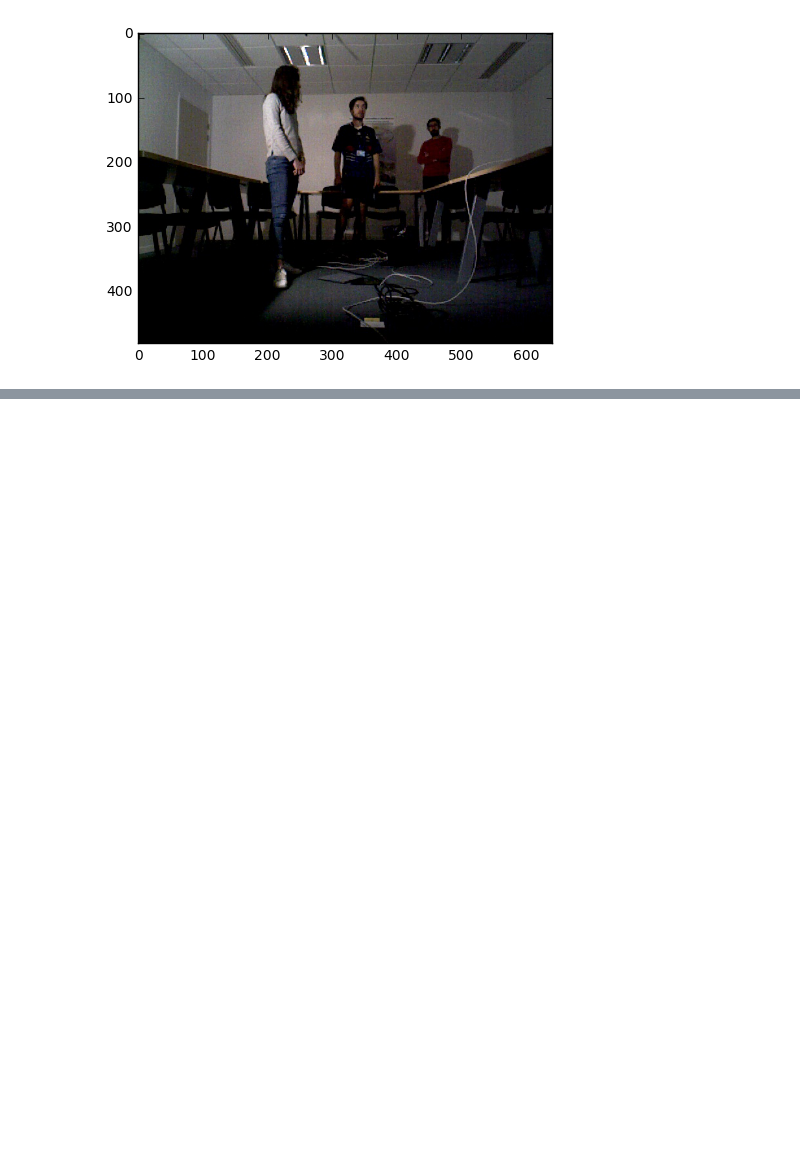
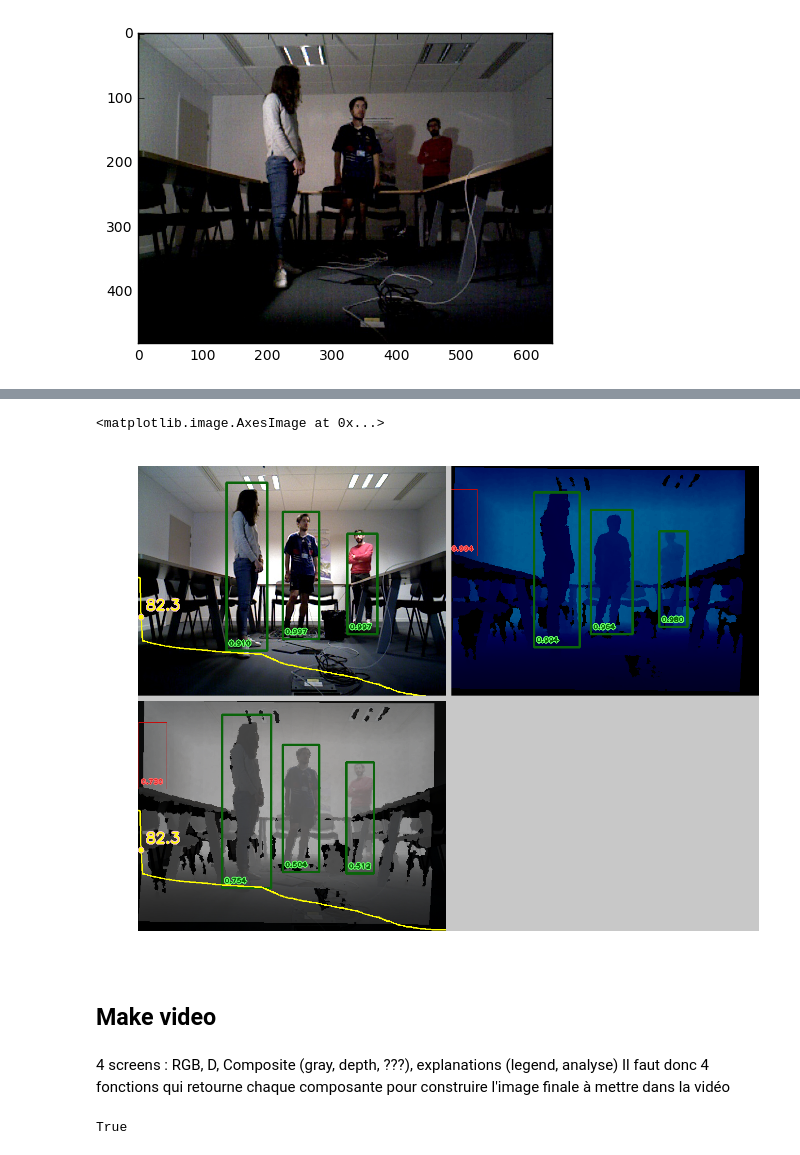
Before and after one commit to jorisgu/faster_rcnn_pytorch, a Jupyter notebook: ONERA.ROOM set static.ipynb, the cells around one changed output, grey strips where cells are left out. Saved outputs shown, nothing was run; the diff lists cells and outputs as text; code cells hidden in the pictures; blank space fills up the shorter version.

```diff
--- a/ONERA.ROOM set static.ipynb
+++ b/ONERA.ROOM set static.ipynb
@@ -514,0 +463,66 @@ net.zero_grad()
+# %%
+ratio=0
+
+indice=5#int(ratio*len(selected_x))
+
+# rgb
+path_img = imgs_rgb[selected_x[indice]]
+mean_img = means[selected_x[indice],0]
+im_rgb = cv2.imread(path_img)
+#depth
+path_img = imgs_depth[selected_x[indice]]
+im_gray = cv2.imread(path_img)
+#composite
+im_compo = np.zeros(im_rgb.shape, np.uint8)
+im_compo = cv2.addWeighted(im_gray, 1, im_rgb, ratio+0.1, 0)
+
+# im_norm = np.zeros(im_rgb.shape, np.uint8)
+# cv2.normalize(im_rgb, im_norm, alpha=0, beta=255, norm_type=cv2.NORM_MINMAX)
+
+######################################################################
+key='oneraroom_2017_no_static_rgb_on_oneraroom_static_monotonous_rgb'
+im_rgb = add_detections_false(im_rgb, np.array(results[key]['all_boxes_0'][indice]))
+im_rgb = add_detections(im_rgb, np.array(results[key]['all_boxes_1'][indice]))
+im_rgb = add_curve(im_rgb,ratio)
+
+
+
+key='oneraroom_2017_no_static_depth_8bits_on_oneraroom_static_monotonous_depth_8bits'
+im_depth = cv2.applyColorMap(im_gray, cv2.COLORMAP_OCEAN)
+im_depth = add_detections_false(im_depth, np.array(results[key]['all_boxes_0'][indice]))
+im_depth = add_detections(im_depth, np.array(results[key]['all_boxes_1'][indice]))
+# im_depth = add_curve(im_depth,ratio)
+
+
+key='oneraroom_x_2017_no_static_on_static_monotonous_rgbd_10000'
+im_compo = add_detections_false(im_compo, np.array(results[key]['all_boxes_0'][indice]))
+im_compo = add_detections(im_compo, np.array(results[key]['all_boxes_1'][indice]))
+im_compo = add_curve(im_compo,ratio)
+######################################################################
+
+im_full= 200*np.ones((2*im_rgb.shape[0],2*im_rgb.shape[1],3), np.uint8)
+im_full[0:im_rgb.shape[0],0:im_rgb.shape[1],:]=im_rgb
+im_full[:im_rgb.shape[0],im_rgb.shape[1]:,:]=im_depth
+im_full[im_rgb.shape[0]:,:im_rgb.shape[1],:]=im_compo
+
+cv2.line(im_full,(im_rgb.shape[1],0),(im_rgb.shape[1],im_full.shape[0]),(200,200,200),10)
+cv2.line(im_full,(0,im_rgb.shape[0]),(im_full.shape[1],im_rgb.shape[0]),(200,200,200),10)
+
+size=2
+fig, ax = plt.subplots(figsize=(size*4, size*3))
+plt.axis('off')
+plt.imshow(cv2.cvtColor(im_full, cv2.COLOR_BGR2RGB),aspect='auto')
+# %% [output]
+<matplotlib.image.AxesImage at 0x...>
+[figure, added]
+# %% [markdown]
+## Make video
+# %% [markdown]
+4 screens : RGB, D, Composite (gray, depth, ???), explanations (legend, analyse)
+Il faut donc 4 fonctions qui retourne chaque composante pour construire l'image finale à mettre dans la vidéo
+# %%
+fourcc = cv2.VideoWriter_fourcc(*'MJPG')
+out = cv2.VideoWriter("/home/jguerry/Downloads/output.avi", fourcc, 20, (2*640,2*480),True)
+out.isOpened()
+# %% [output]
+True
```
Also changed, not shown: parts of 31 cells of this notebook, 2 other files.
